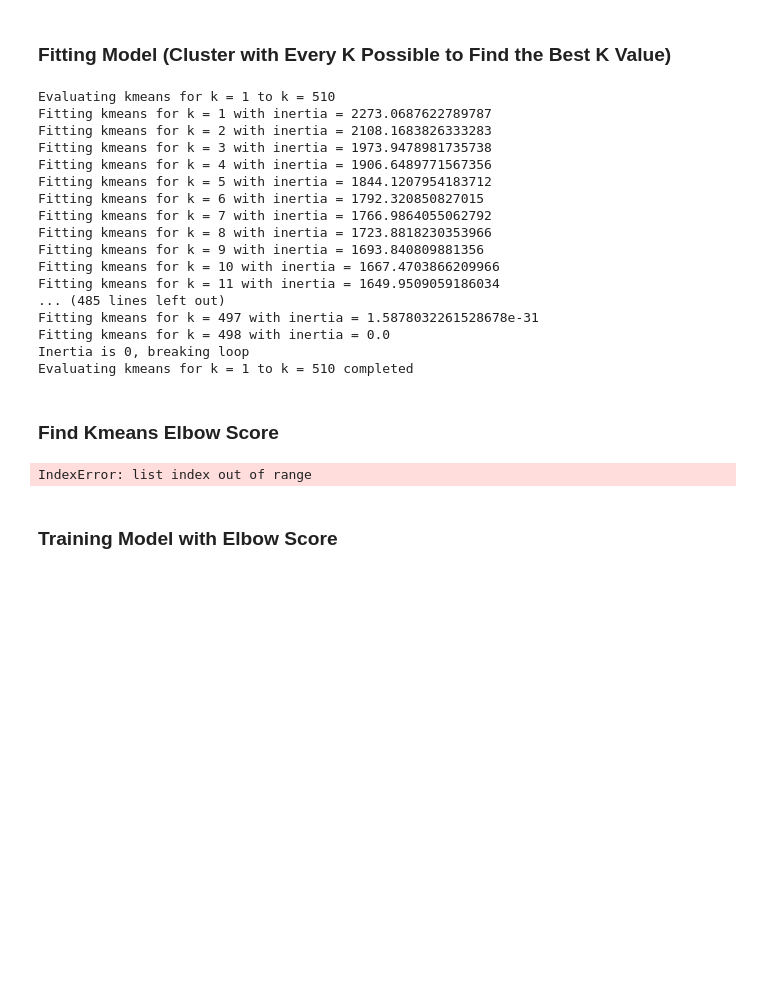
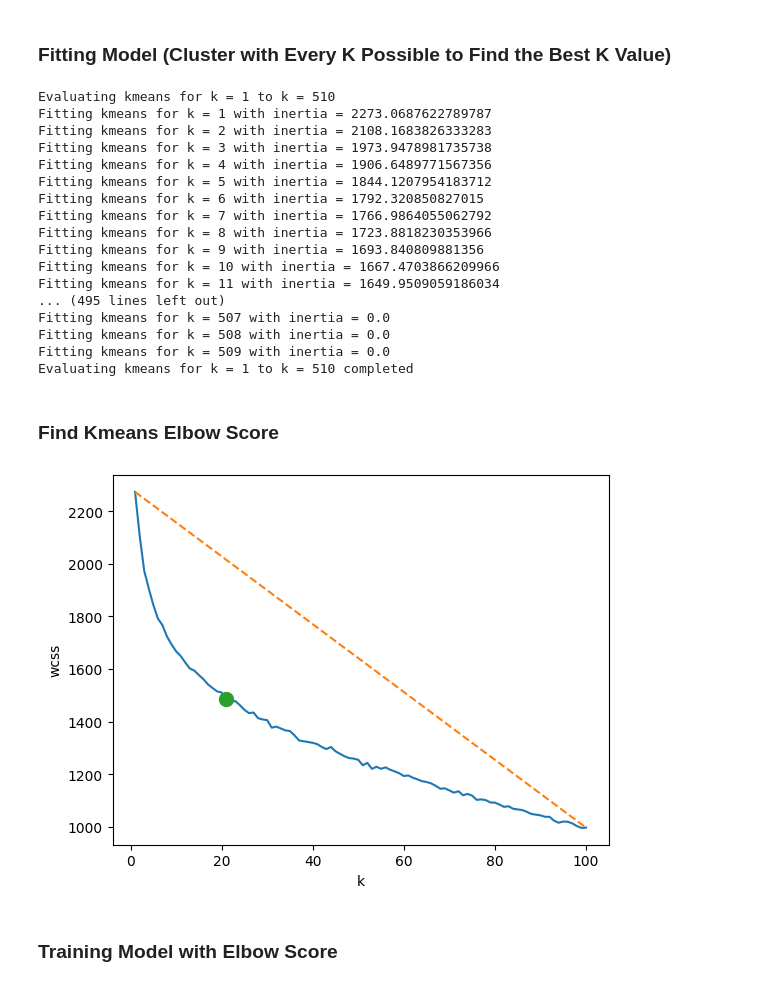
Before and after one commit to heptavators/dataset-tags, a Jupyter notebook: notebook/model/cluster-kmeans-model.ipynb, the cells around one changed output. Cells and saved outputs as stored; diff of their text form; code cells hidden in the pictures; blank space fills up the shorter version.

```diff
--- a/notebook/model/cluster-kmeans-model.ipynb
+++ b/notebook/model/cluster-kmeans-model.ipynb
@@ -216,9 +216,6 @@ class KMeansClusteringSystemRecommendations():
             kmeans.fit(self.data)
             print("Fitting kmeans for k = " + str(i) + " with inertia = " + str(kmeans.inertia_))
             self.wcss.append(kmeans.inertia_)
-            if(kmeans.inertia_ == 0):
-                print("Inertia is 0, breaking loop")
-                break
         print("Evaluating kmeans for k = " + str(start) + " to k = " + str(end) + " completed")
 
     def find_elbow_point(self,start=0,end=-1, is_plot=False):
@@ -230,16 +227,18 @@ class KMeansClusteringSystemRecommendations():
 
         x1, y1 = copy_rk[0], copy_wcss[0]
         x2, y2 = copy_rk[len(copy_rk)-1], copy_wcss[len(copy_wcss)-1]
+
         distances = []
-        for i in range(len(copy_rk)):
+        for i in range(len(copy_wcss)):
             x0 = copy_rk[i]
             y0 = copy_wcss[i]
             numerator = abs((y2-y1)*x0 - (x2-x1)*y0 + x2*y1 - y2*x1)
             denominator = np.sqrt((y2 - y1)**2 + (x2 - x1)**2)
             distances.append(numerator/denominator)
 
+
         if is_plot:
-            plt.plot(copy_rk, copy_wcss)
+            plt.plot(copy_rk[:len(copy_wcss)], copy_wcss)
             plt.plot([x1, x2], [y1, y2], '--')
             plt.plot(copy_rk[distances.index(max(distances))], copy_wcss[distances.index(max(distances))], marker='o', markersize=10, label="Elbow")
             plt.xlabel('k')
@@ -315,17 +314,17 @@ Fitting kmeans for k = 8 with inertia = 1723.8818230353966
 Fitting kmeans for k = 9 with inertia = 1693.840809881356
 Fitting kmeans for k = 10 with inertia = 1667.4703866209966
 Fitting kmeans for k = 11 with inertia = 1649.9509059186034
-... (485 lines left out)
-Fitting kmeans for k = 497 with inertia = 1.5878032261528678e-31
-Fitting kmeans for k = 498 with inertia = 0.0
-Inertia is 0, breaking loop
+... (495 lines left out)
+Fitting kmeans for k = 507 with inertia = 0.0
+Fitting kmeans for k = 508 with inertia = 0.0
+Fitting kmeans for k = 509 with inertia = 0.0
 Evaluating kmeans for k = 1 to k = 510 completed
 # %% [markdown]
 ### Find Kmeans Elbow Score
 # %%
-k = sys_rec.find_elbow_point(is_plot=True)
+k = sys_rec.find_elbow_point(is_plot=True, start=0, end=100)
 # %% [output]
-IndexError: list index out of range
+[figure, added]
 # %% [markdown]
 ### Training Model with Elbow Score
 # %%
```
Also changed, not shown: parts of 4 cells of this notebook.
